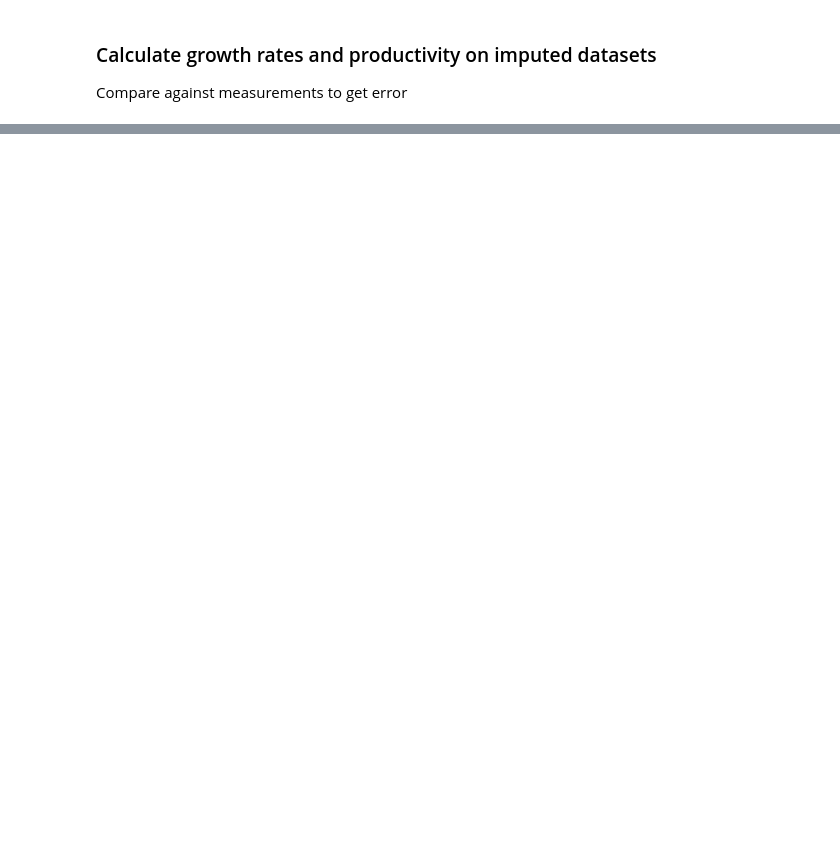
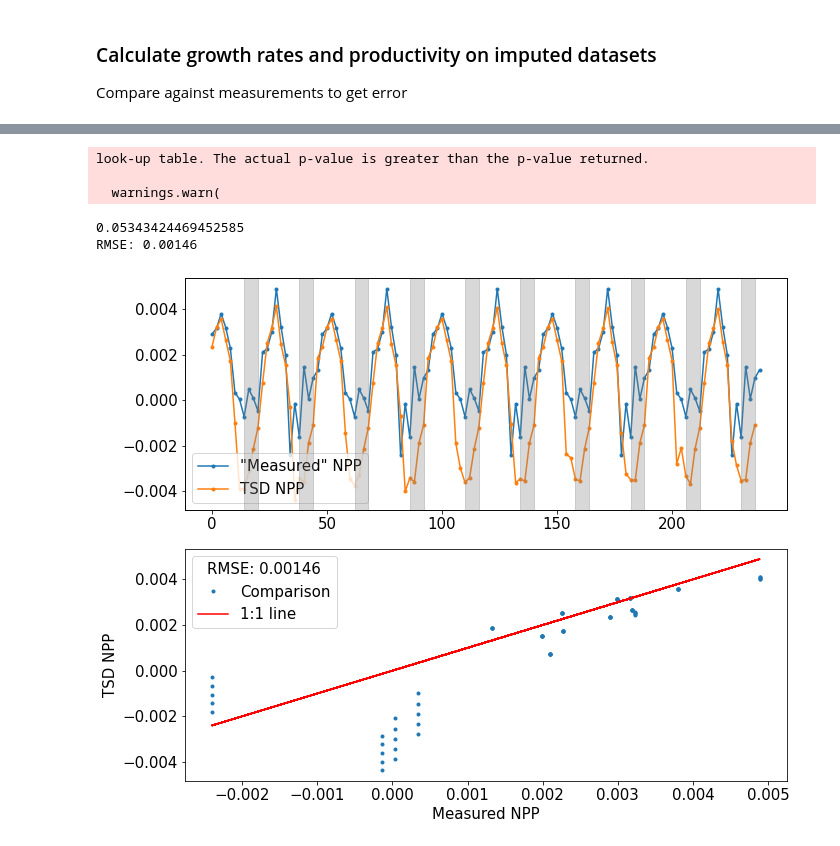
Before and after one commit to klqi/seaflow_tsd, a Jupyter notebook: zinser_simulations.ipynb, the cells around one changed output, grey strips where cells are left out. Cells and saved outputs as stored; diff of their text form; code cells hidden in the pictures; blank space fills up the shorter version.

```diff
--- a/zinser_simulations.ipynb
+++ b/zinser_simulations.ipynb
@@ -296,2 +327,0 @@ def run_STL(df, col, robust=True):
-# %%
-run_STL(impute_df, 'with_missing')
@@ -311,0 +328,43 @@ run_STL(impute_df, 'with_missing')
+# %%
+# get tsd components
+tsd_df=run_STL(impute_df, 'with_missing')
+# calculate hourly growth by exponential growth and maintain correct order
+tsd_df['hourly_growth']=exp_growth(tsd_df, 'diel',2).shift(-1)
+# calculate hourly growth by centered diff
+# tsd_df['hourly_growth']=centered_diff(tsd_df, 'diel')
+# calculate hourly productivity
+rates_df=calc_productivity(tsd_df,'hourly_growth','Qc_hour')
+## compare against NPP measurements
+# calculate RMSE for day values only
+days_only=tsd_df.loc[tsd_df['par']>0]
+# skip missing values
+rmse=mean_squared_error(days_only.NPP.values[:-1], days_only.productivity.values[:-1], squared=False)
+print(f'RMSE: {np.round(rmse,5)}')
+
+#### Plot results ####
+# plot NPP time series
+fig,axs=plt.subplots(figsize=(10,8),nrows=2)
+# plot original NPP and TSD estimated NPP
+axs[0].plot(tsd_df['hour'],tsd_df['NPP'],marker='.',label='"Measured" NPP')
+axs[0].plot(tsd_df['hour'],tsd_df['productivity'],marker='.',label='TSD NPP')
+# plot night and day
+twinax=axs[0].twinx()
+plot_night_day(twinax, ylims=(0,0.2))
+axs[0].legend()
+
+# plot comparison of day productivity values
+axs[1].plot(days_only['NPP'],days_only['productivity'],marker='.',linestyle='',label='Comparison')
+axs[1].plot(days_only['NPP'],days_only['NPP'],label='1:1 line',c='r',marker='')
+# make axis labels
+axs[1].set_xlabel('Measured NPP')
+axs[1].set_ylabel('TSD NPP')
+axs[1].legend(title=f'RMSE: {np.round(rmse,5)}')
+
+plt.tight_layout()
+# %% [output]
+look-up table. The actual p-value is greater than the p-value returned.
+
+  warnings.warn(
+0.05343424469452585
+RMSE: 0.00146
+[figure, added]
```
Also changed, not shown: parts of 16 cells of this notebook, 2 other files.
